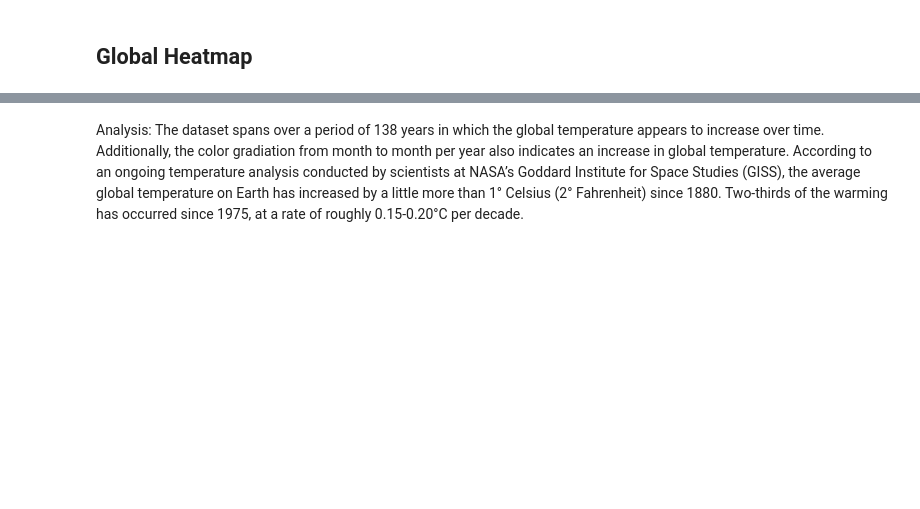
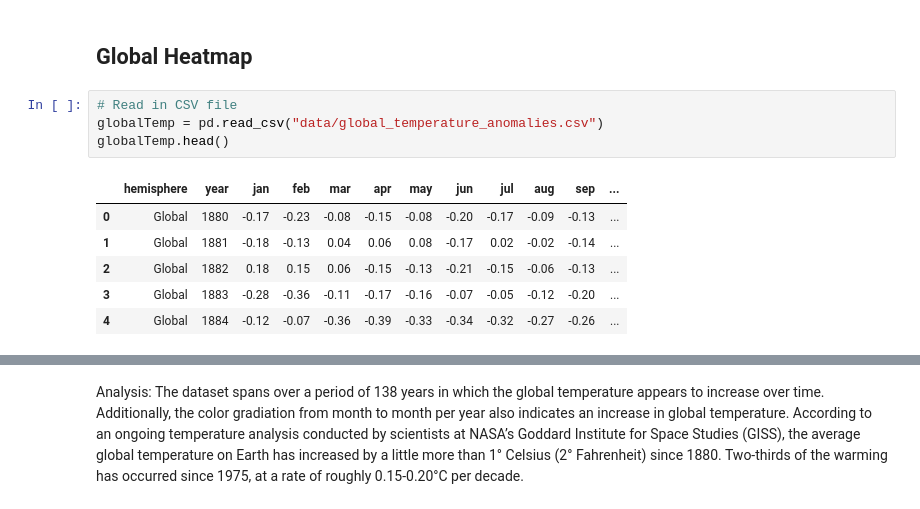
Before and after one commit to LisaHarrison08/globalWarming, a Jupyter notebook: Global Warming.ipynb, the cells around one changed output, grey strips where cells are left out. Saved outputs shown, nothing was run; the diff lists cells and outputs as text; blank space fills up the shorter version.

```diff
--- a/Global Warming.ipynb
+++ b/Global Warming.ipynb
@@ -154,3 +158,14 @@ pio.write_html(fig1,
                full_html=False)
 # %% [markdown]
 ## Global Heatmap
+# %%
+# Read in CSV file
+globalTemp = pd.read_csv("data/global_temperature_anomalies.csv")
+globalTemp.head()
+# %% [output]
+|  | hemisphere | year | jan | feb | mar | apr | may | jun | jul | aug | sep | ... |
+| 0 | Global | 1880 | -0.17 | -0.23 | -0.08 | -0.15 | -0.08 | -0.20 | -0.17 | -0.09 | -0.13 | ... |
+| 1 | Global | 1881 | -0.18 | -0.13 | 0.04 | 0.06 | 0.08 | -0.17 | 0.02 | -0.02 | -0.14 | ... |
+| 2 | Global | 1882 | 0.18 | 0.15 | 0.06 | -0.15 | -0.13 | -0.21 | -0.15 | -0.06 | -0.13 | ... |
+| 3 | Global | 1883 | -0.28 | -0.36 | -0.11 | -0.17 | -0.16 | -0.07 | -0.05 | -0.12 | -0.20 | ... |
+| 4 | Global | 1884 | -0.12 | -0.07 | -0.36 | -0.39 | -0.33 | -0.34 | -0.32 | -0.27 | -0.26 | ... |
```
Also changed, not shown: parts of 29 cells of this notebook, 3 other files.
